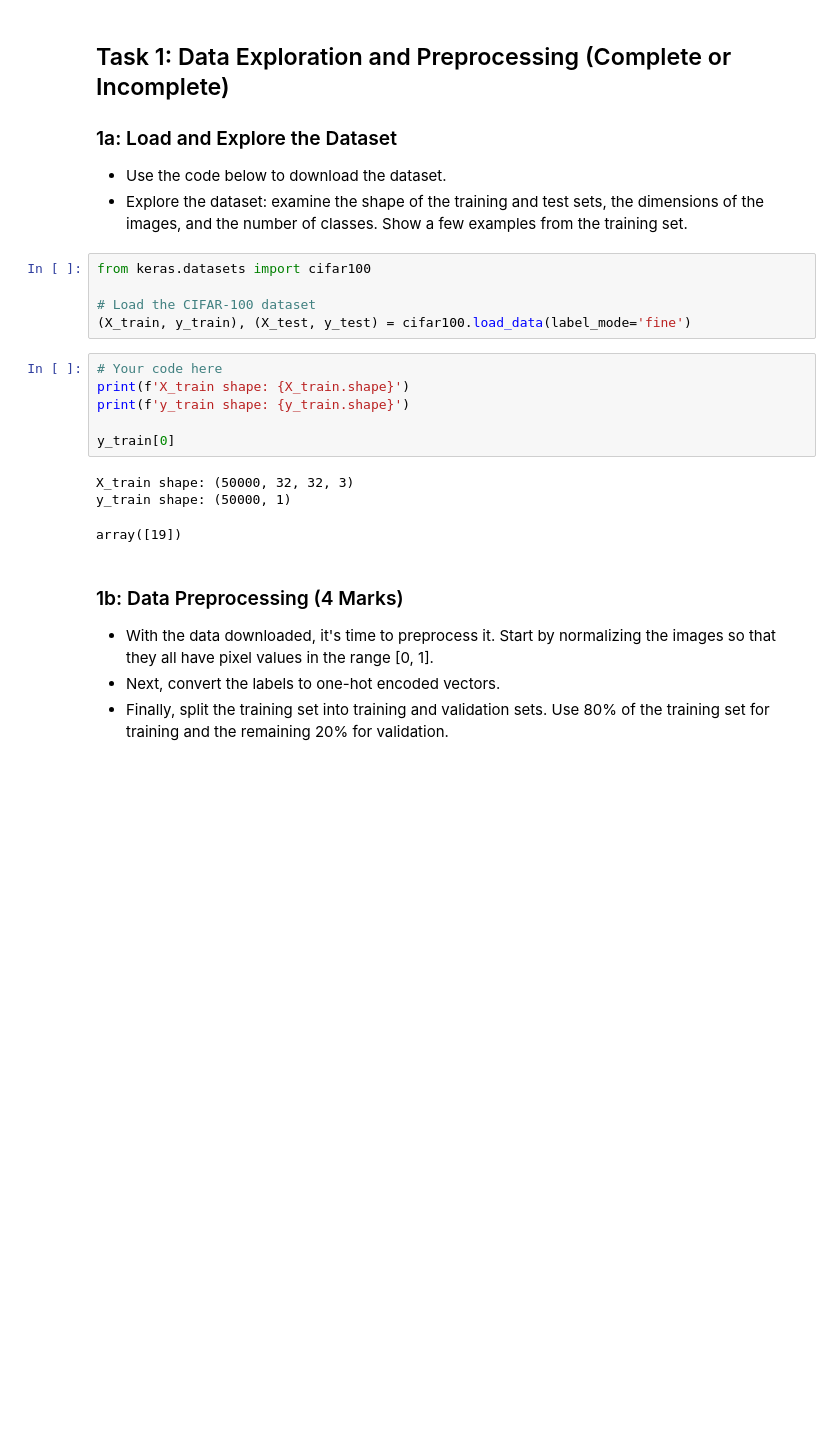
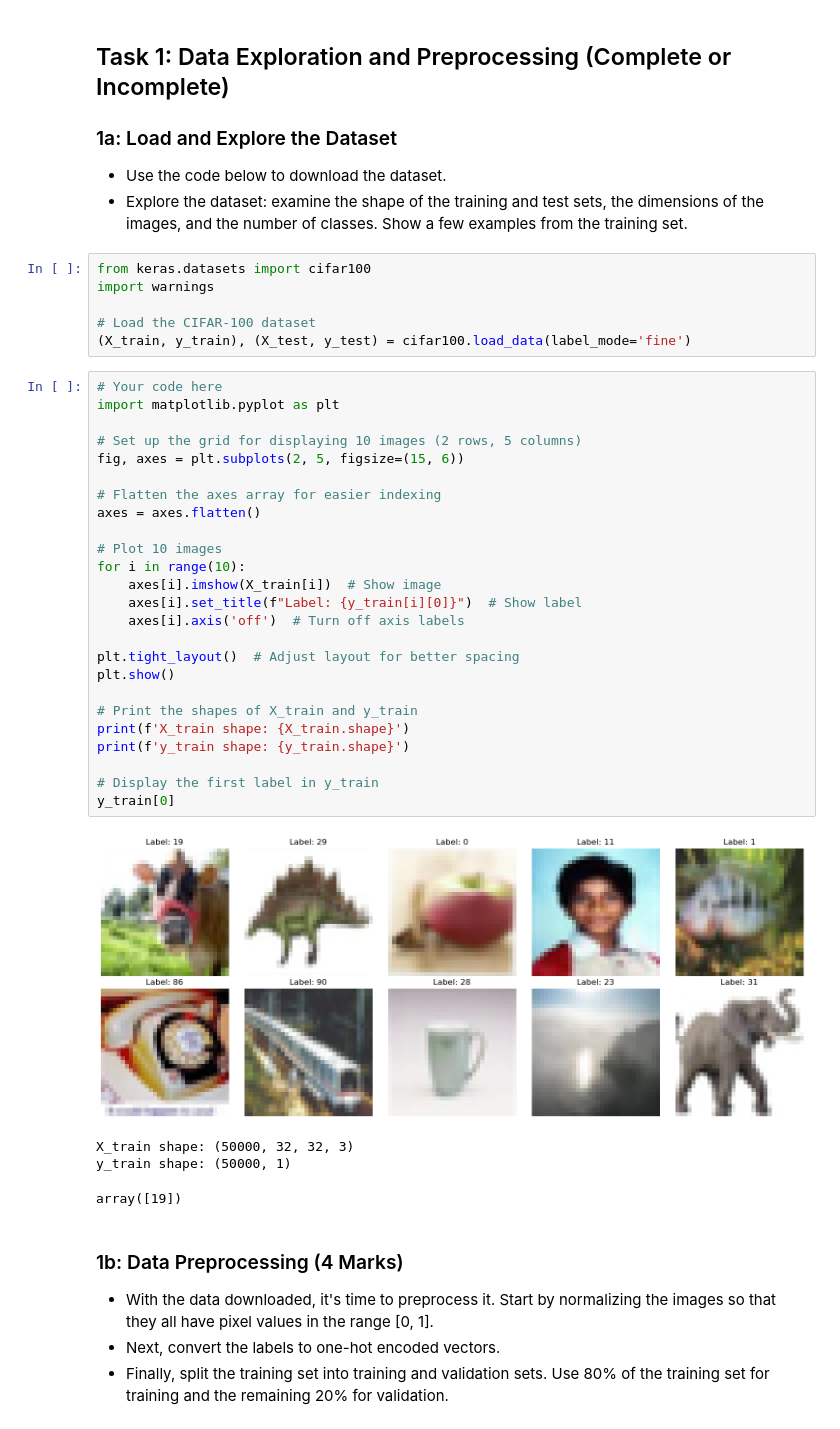
Before and after one commit to jtfb/deep_learning, a Jupyter notebook: 02_activities/assignments/assignment_1.ipynb, the cells around one changed output. Cells and saved outputs as stored; diff of their text form; blank space fills up the shorter version.

```diff
--- a/02_activities/assignments/assignment_1.ipynb
+++ b/02_activities/assignments/assignment_1.ipynb
@@ -17,16 +17,37 @@ You will use Keras with TensorFlow to develop your CNN. For this assignment, it'
 - Explore the dataset: examine the shape of the training and test sets, the dimensions of the images, and the number of classes. Show a few examples from the training set.
 # %%
 from keras.datasets import cifar100
+import warnings
 
 # Load the CIFAR-100 dataset
 (X_train, y_train), (X_test, y_test) = cifar100.load_data(label_mode='fine')
 # %%
 # Your code here
+import matplotlib.pyplot as plt
+
+# Set up the grid for displaying 10 images (2 rows, 5 columns)
+fig, axes = plt.subplots(2, 5, figsize=(15, 6))
+
+# Flatten the axes array for easier indexing
+axes = axes.flatten()
+
+# Plot 10 images
+for i in range(10):
+    axes[i].imshow(X_train[i])  # Show image
+    axes[i].set_title(f"Label: {y_train[i][0]}")  # Show label
+    axes[i].axis('off')  # Turn off axis labels
+
+plt.tight_layout()  # Adjust layout for better spacing
+plt.show()
+
+# Print the shapes of X_train and y_train
 print(f'X_train shape: {X_train.shape}')
 print(f'y_train shape: {y_train.shape}')
 
+# Display the first label in y_train
 y_train[0]
 # %% [output]
+[figure, added]
 X_train shape: (50000, 32, 32, 3)
 y_train shape: (50000, 1)
 array([19])
```
Also changed, not shown: parts of 10 cells of this notebook.
